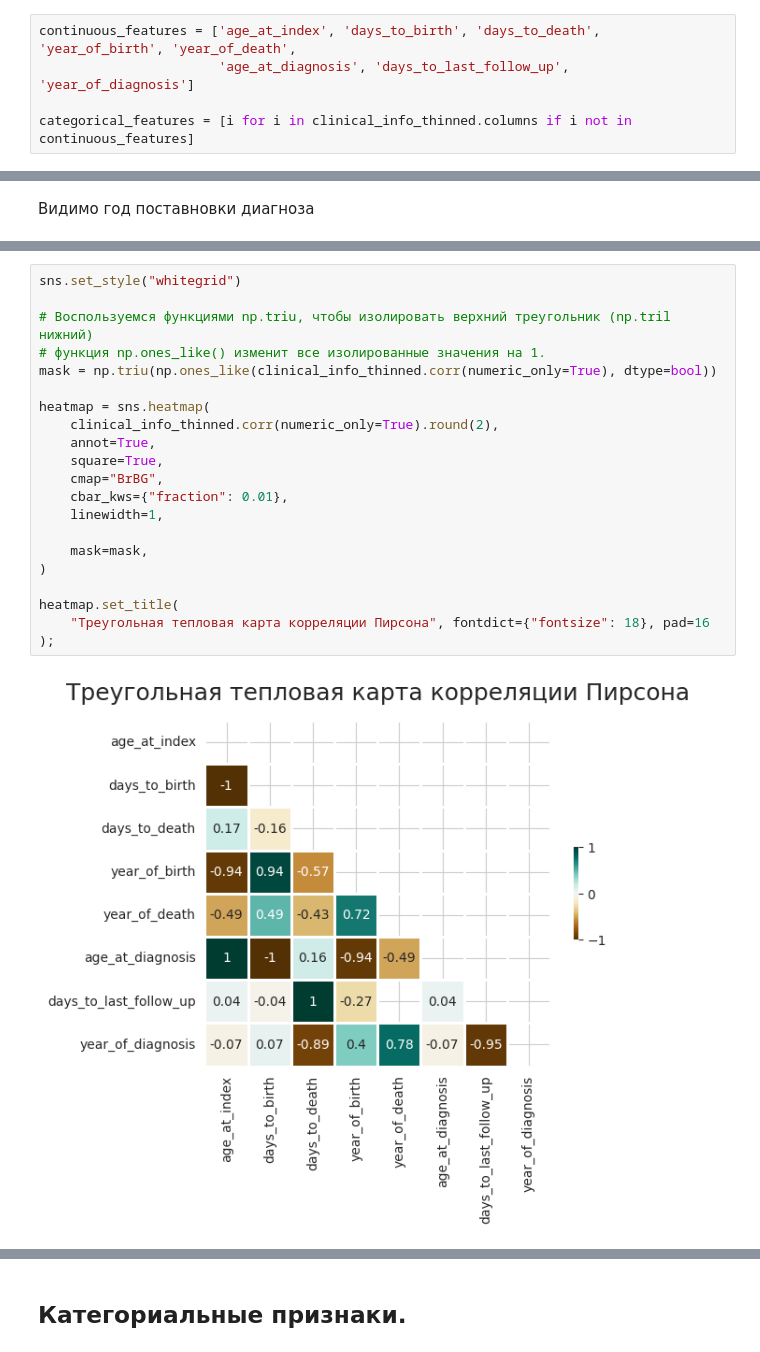
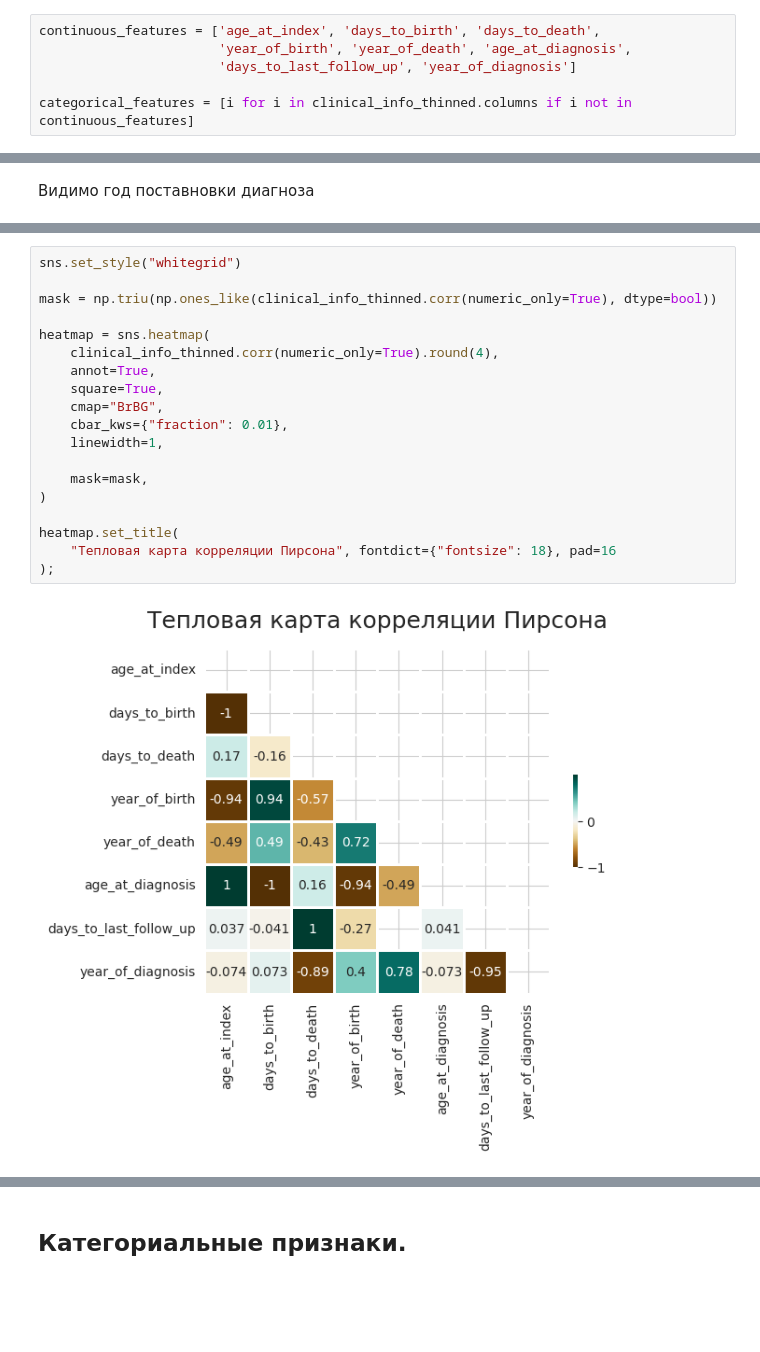
Before and after one commit to nedokormysh/GB_intro_Analysis_Healthcare, a Jupyter notebook: GB_intro_Healthcare_Analysis_hw_2.ipynb, the cells around one changed output, grey strips where cells are left out. Saved outputs shown, nothing was run; the diff lists cells and outputs as text; blank space fills up the shorter version.

```diff
--- a/GB_intro_Healthcare_Analysis_hw_2.ipynb
+++ b/GB_intro_Healthcare_Analysis_hw_2.ipynb
@@ -223,8 +228,9 @@ Index(['case_id', 'age_at_index', 'days_to_birth', 'days_to_death',
        'year_of_diagnosis', 'treatment_Radiation', 'treatment_Pharmaceutical'],
       dtype='object')
 # %%
-continuous_features = ['age_at_index', 'days_to_birth', 'days_to_death', 'year_of_birth', 'year_of_death',
-                       'age_at_diagnosis', 'days_to_last_follow_up', 'year_of_diagnosis']
+continuous_features = ['age_at_index', 'days_to_birth', 'days_to_death',
+                       'year_of_birth', 'year_of_death', 'age_at_diagnosis',
+                       'days_to_last_follow_up', 'year_of_diagnosis']
 
 categorical_features = [i for i in clinical_info_thinned.columns if i not in continuous_features]
 # %%
@@ -449,23 +513,21 @@ sns.displot(data=clinical_info_thinned,
 # %%
 sns.set_style("whitegrid")
 
-# Воспользуемся функциями np.triu, чтобы изолировать верхний треугольник (np.tril нижний)
-# функция np.ones_like() изменит все изолированные значения на 1.
 mask = np.triu(np.ones_like(clinical_info_thinned.corr(numeric_only=True), dtype=bool))
 
 heatmap = sns.heatmap(
-    clinical_info_thinned.corr(numeric_only=True).round(2),
+    clinical_info_thinned.corr(numeric_only=True).round(4),
     annot=True,
     square=True,
     cmap="BrBG",
     cbar_kws={"fraction": 0.01},
     linewidth=1,
 
     mask=mask,
 )
 
 heatmap.set_title(
-    "Треугольная тепловая карта корреляции Пирсона", fontdict={"fontsize": 18}, pad=16
+    "Тепловая карта корреляции Пирсона", fontdict={"fontsize": 18}, pad=16
 );
 # %% [output]
-[figure, old version]
+[figure, new version]
```
Also changed, not shown: parts of 112 cells of this notebook.
